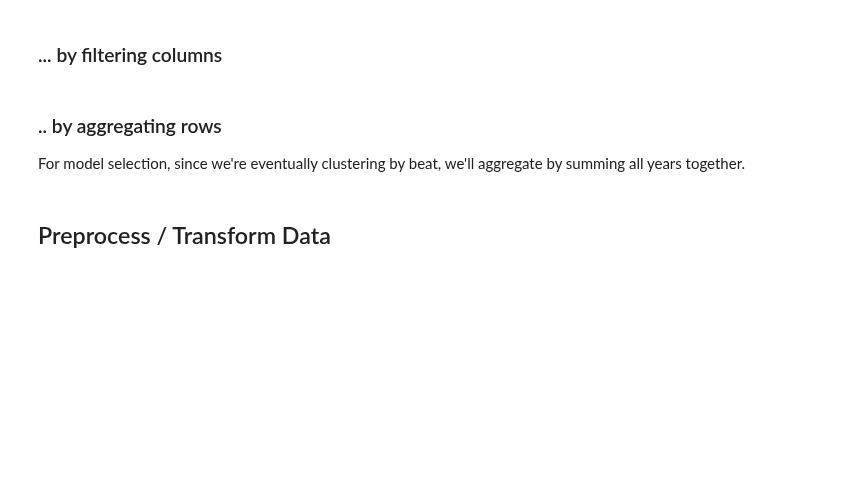
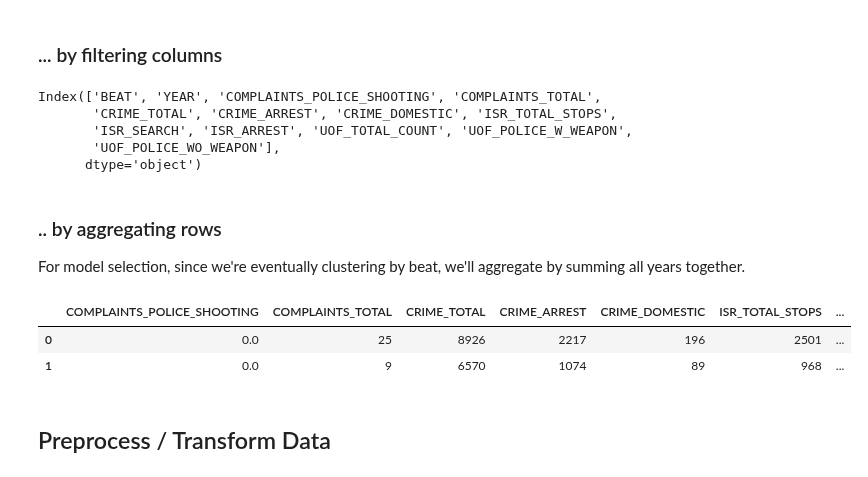
Before and after one commit to colevfrank/254_ML_IL_Crime, a Jupyter notebook: clustering/Comparison Template Notebook.ipynb, the cells around one changed output. Drawn from its saved outputs; the diff is of its cells as text; code cells hidden in the pictures; blank space fills up the shorter version.

```diff
--- a/clustering/Comparison Template Notebook.ipynb
+++ b/clustering/Comparison Template Notebook.ipynb
@@ -25,6 +27,19 @@ training_data = data.copy()
 
 # demo_columns = ['COMPLAINTS_BLACK','COMPLAINTS_HISPANIC','COMPLAINTS_WHITE','ISR_BLACK','ISR_WHITE','ISR_HISPANIC','UOF_HISPANIC','UOF_BLACK','UOF_WHITE','CENSUS_WHITE','CENSUS_BLACK','CENSUS_HISPANIC','CENSUS_MEDIAN INCOME', 'CENSUS_TOTAL POP']
 # training_data = training_data.drop(demo_columns, axis=1)
+
+# Drop all demographics
+remove_cols = ['BLACK', 'WHITE', 'HISPANIC', 'CENSUS']
+for dem in remove_cols:
+    cols = [c for c in training_data.columns if dem in c]
+    training_data.drop(cols, axis=1, inplace=True)
+training_data.columns
+# %% [output]
+Index(['BEAT', 'YEAR', 'COMPLAINTS_POLICE_SHOOTING', 'COMPLAINTS_TOTAL',
+       'CRIME_TOTAL', 'CRIME_ARREST', 'CRIME_DOMESTIC', 'ISR_TOTAL_STOPS',
+       'ISR_SEARCH', 'ISR_ARREST', 'UOF_TOTAL_COUNT', 'UOF_POLICE_W_WEAPON',
+       'UOF_POLICE_WO_WEAPON'],
+      dtype='object')
 # %% [markdown]
 ### .. by aggregating rows
 
@@ -32,7 +47,12 @@ For model selection, since we're eventually clustering by beat, we'll aggregate
 # %%
 # [ REPLACE THIS CODE TO DROP ROWS IF NECESSARY ]
 
-# training_data = training_data.drop('YEAR',axis=1).groupby(by='BEAT').agg(np.sum).reset_index(drop=True)
+training_data = training_data.drop('YEAR',axis=1).groupby(by='BEAT').agg(np.sum).reset_index(drop=True)
+training_data.head(2)
+# %% [output]
+|  | COMPLAINTS_POLICE_SHOOTING | COMPLAINTS_TOTAL | CRIME_TOTAL | CRIME_ARREST | CRIME_DOMESTIC | ISR_TOTAL_STOPS | ... |
+| 0 | 0.0 | 25 | 8926 | 2217 | 196 | 2501 | ... |
+| 1 | 0.0 | 9 | 6570 | 1074 | 89 | 968 | ... |
 # %% [markdown]
 ## Preprocess / Transform Data
 # %%
```
Also changed, not shown: parts of 22 cells of this notebook.
